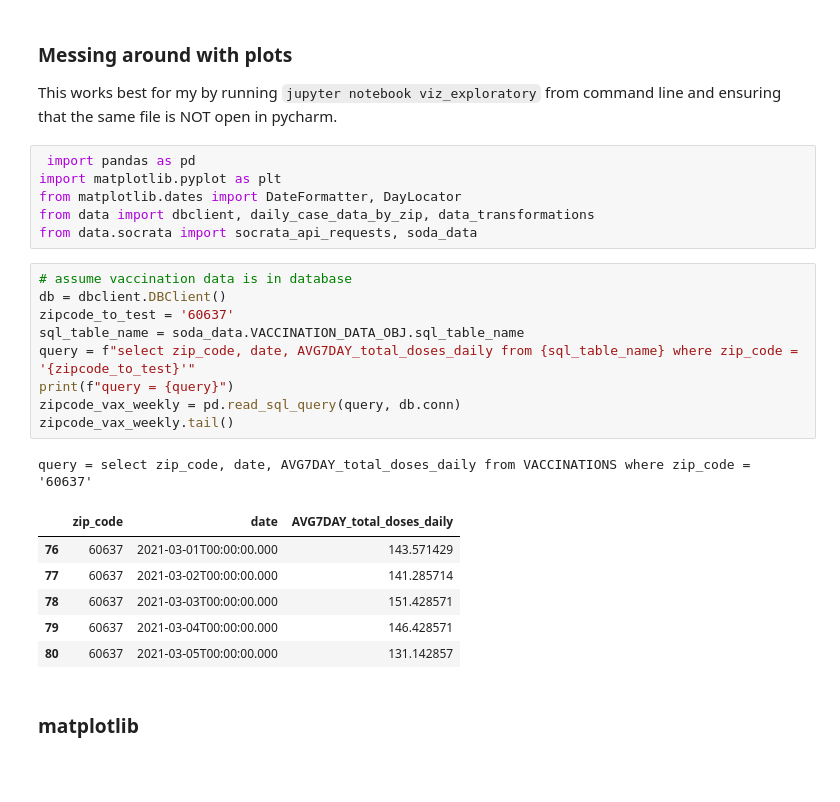
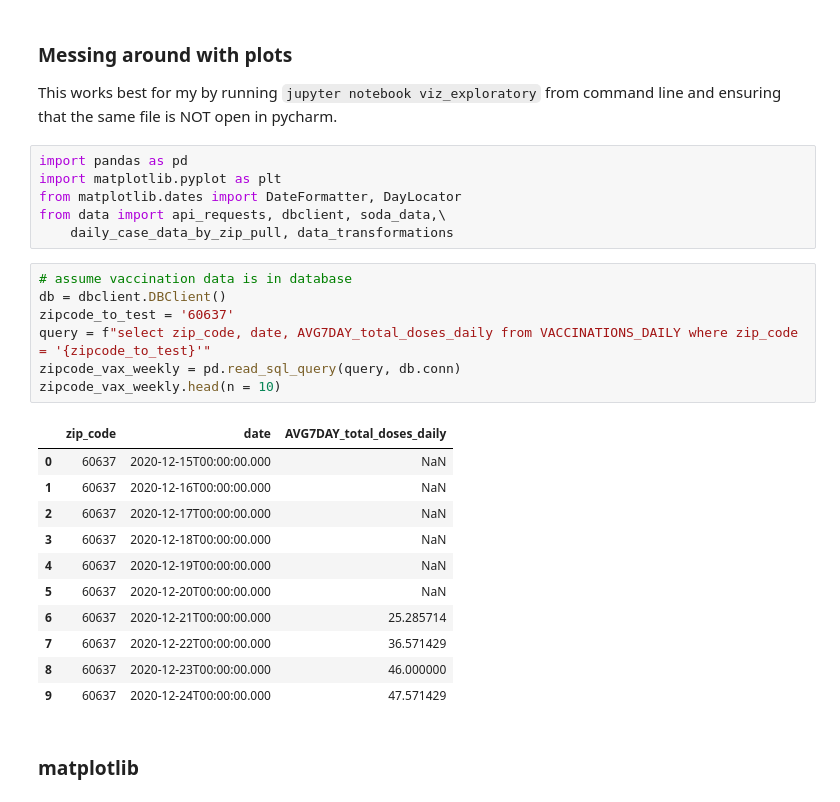
Before and after one commit to christiejibaraki/back2normal, a Jupyter notebook: back2normal/viz_exploratory.ipynb, the cells around one changed output. Saved outputs shown, nothing was run; the diff lists cells and outputs as text; blank space fills up the shorter version.

```diff
--- a/back2normal/viz_exploratory.ipynb
+++ b/back2normal/viz_exploratory.ipynb
@@ -4,28 +4,30 @@ This works best for my by running
 `jupyter notebook viz_exploratory` from command line
 and ensuring that the same file is NOT open in pycharm.
 # %%
- import pandas as pd
+import pandas as pd
 import matplotlib.pyplot as plt
 from matplotlib.dates import DateFormatter, DayLocator
-from data import dbclient, daily_case_data_by_zip, data_transformations
-from data.socrata import socrata_api_requests, soda_data
+from data import api_requests, dbclient, soda_data,\
+    daily_case_data_by_zip_pull, data_transformations
 # %%
 # assume vaccination data is in database
 db = dbclient.DBClient()
 zipcode_to_test = '60637'
-sql_table_name = soda_data.VACCINATION_DATA_OBJ.sql_table_name
-query = f"select zip_code, date, AVG7DAY_total_doses_daily from {sql_table_name} where zip_code = '{zipcode_to_test}'"
-print(f"query = {query}")
+query = f"select zip_code, date, AVG7DAY_total_doses_daily from VACCINATIONS_DAILY where zip_code = '{zipcode_to_test}'"
 zipcode_vax_weekly = pd.read_sql_query(query, db.conn)
-zipcode_vax_weekly.tail()
+zipcode_vax_weekly.head(n = 10)
 # %% [output]
-query = select zip_code, date, AVG7DAY_total_doses_daily from VACCINATIONS where zip_code = '60637'
 |  | zip_code | date | AVG7DAY_total_doses_daily |
-| 76 | 60637 | 2021-03-01T00:00:00.000 | 143.571429 |
-| 77 | 60637 | 2021-03-02T00:00:00.000 | 141.285714 |
-| 78 | 60637 | 2021-03-03T00:00:00.000 | 151.428571 |
-| 79 | 60637 | 2021-03-04T00:00:00.000 | 146.428571 |
-| 80 | 60637 | 2021-03-05T00:00:00.000 | 131.142857 |
+| 0 | 60637 | 2020-12-15T00:00:00.000 | NaN |
+| 1 | 60637 | 2020-12-16T00:00:00.000 | NaN |
+| 2 | 60637 | 2020-12-17T00:00:00.000 | NaN |
+| 3 | 60637 | 2020-12-18T00:00:00.000 | NaN |
+| 4 | 60637 | 2020-12-19T00:00:00.000 | NaN |
+| 5 | 60637 | 2020-12-20T00:00:00.000 | NaN |
+| 6 | 60637 | 2020-12-21T00:00:00.000 | 25.285714 |
+| 7 | 60637 | 2020-12-22T00:00:00.000 | 36.571429 |
+| 8 | 60637 | 2020-12-23T00:00:00.000 | 46.000000 |
+| 9 | 60637 | 2020-12-24T00:00:00.000 | 47.571429 |
 # %% [markdown]
 ### matplotlib
 # %%
```
